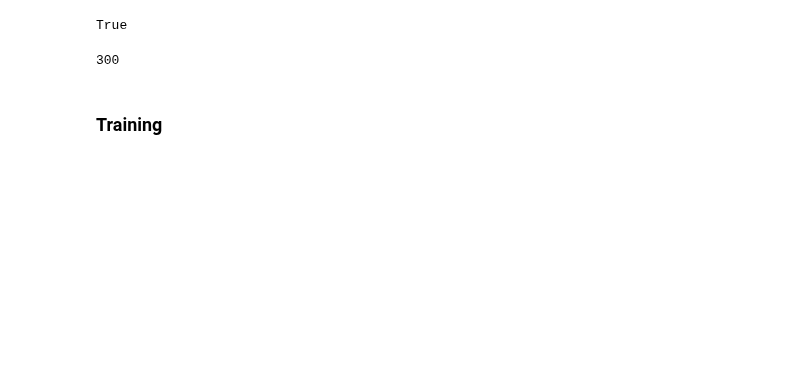
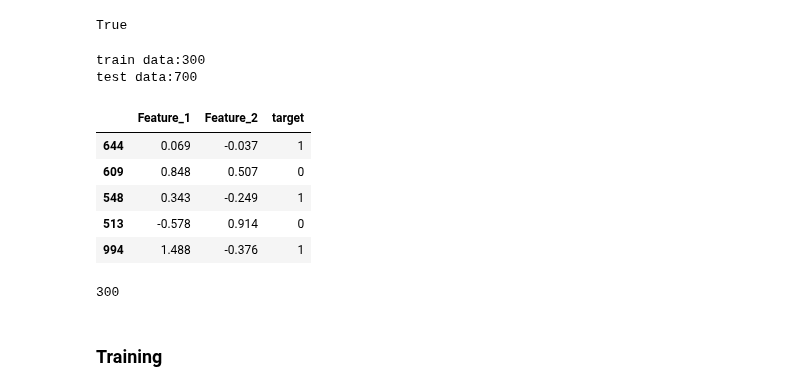
Before and after one commit to fuyu-quant/IBLM, a Jupyter notebook: notebooks/ibl/iblmodel_moon.ipynb, the cells around one changed output. Drawn from its saved outputs; the diff is of its cells as text; code cells hidden in the pictures; blank space fills up the shorter version.

```diff
--- a/notebooks/ibl/iblmodel_moon.ipynb
+++ b/notebooks/ibl/iblmodel_moon.ipynb
@@ -31 +35,13 @@ import os
+# %%
+df_train, df_test = moon_data(num_train=300, seed = 3655)
+df_train.head()
+# %% [output]
+train data:300
+test data:700
+|  | Feature_1 | Feature_2 | target |
+| 644 | 0.069 | -0.037 | 1 |
+| 609 | 0.848 | 0.507 | 0 |
+| 548 | 0.343 | -0.249 | 1 |
+| 513 | -0.578 | 0.914 | 0 |
+| 994 | 1.488 | -0.376 | 1 |
 # %%
```
Also changed, not shown: parts of 4 cells of this notebook, 3 other files.
